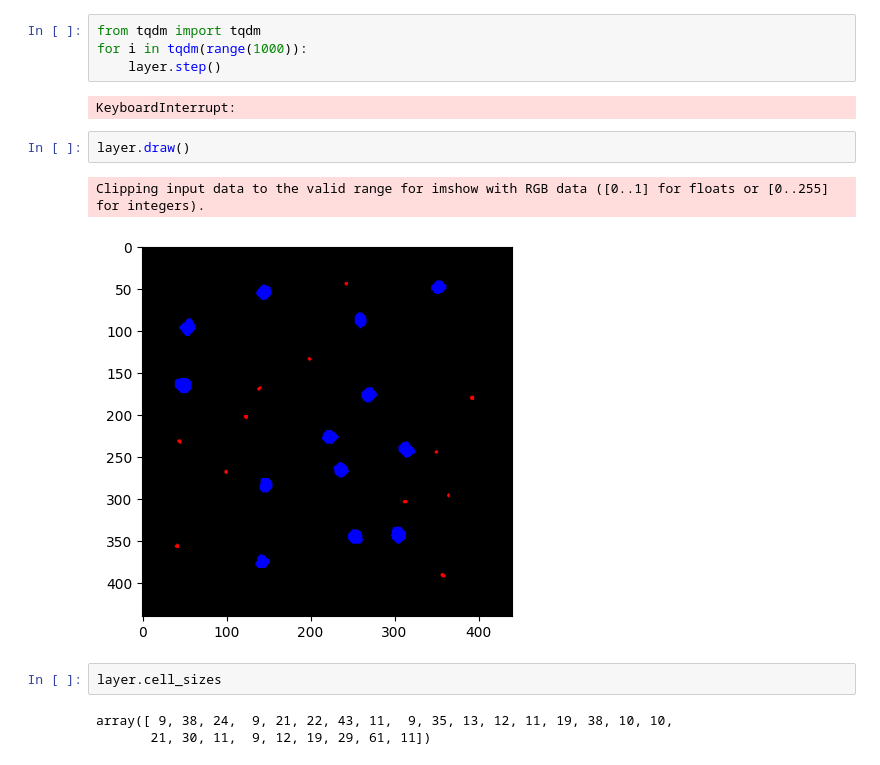
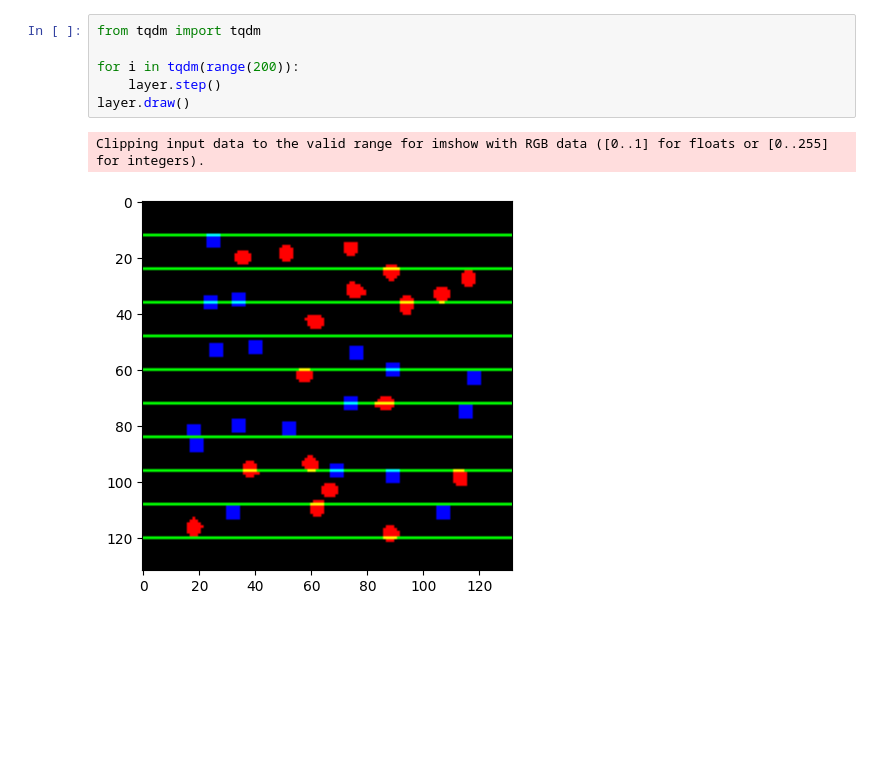
Before and after one commit to CardioBioLab/pyVCT, a Jupyter notebook: notebooks/test.ipynb, the cells around one changed output. Drawn from its saved outputs; the diff is of its cells as text; blank space fills up the shorter version.

```diff
--- a/notebooks/test.ipynb
+++ b/notebooks/test.ipynb
@@ -19,19 +20,12 @@ Clipping input data to the valid range for imshow with RGB data ([0..1] for floa
 # %%
 from tqdm import tqdm
-for i in tqdm(range(1000)):
+
+for i in tqdm(range(200)):
     layer.step()
+layer.draw()
 # %% [output]
-KeyboardInterrupt:
+Clipping input data to the valid range for imshow with RGB data ([0..1] for floats or [0..255] for integers).
+[figure, added]
-# %%
-layer.draw()
-# %% [output]
-Clipping input data to the valid range for imshow with RGB data ([0..1] for floats or [0..255] for integers).
-[figure, removed]
-# %%
-layer.cell_sizes
-# %% [output]
-array([ 9, 38, 24,  9, 21, 22, 43, 11,  9, 35, 13, 12, 11, 19, 38, 10, 10,
-       21, 30, 11,  9, 12, 19, 29, 61, 11])
 # %%
 (layer.ctags > 0).sum()
 # %% [output]
```
Also changed, not shown: parts of 11 cells of this notebook, 3 other files.
